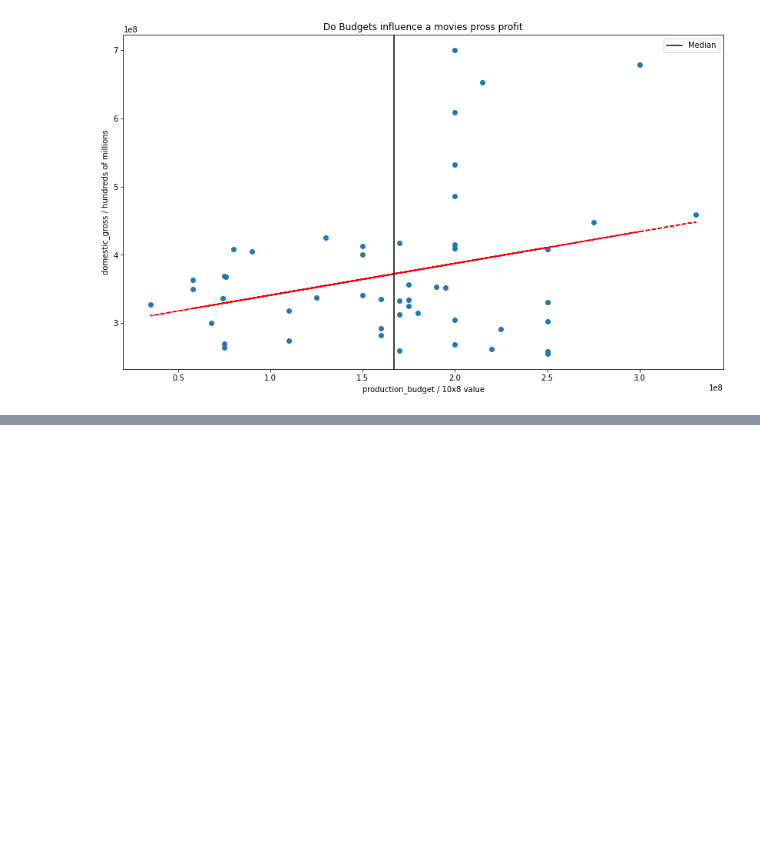
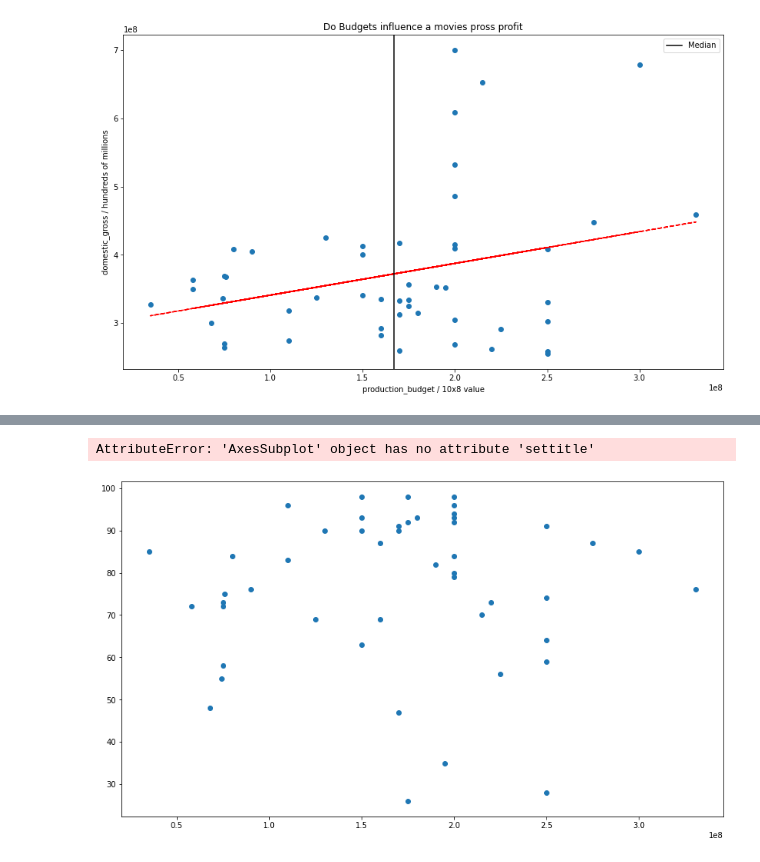
Before and after one commit to kinghenderson/microsoft_movie_analysis, a Jupyter notebook: Gross Value .ipynb, the cells around one changed output, grey strips where cells are left out. Saved outputs shown, nothing was run; the diff lists cells and outputs as text; code cells hidden in the pictures; blank space fills up the shorter version.

```diff
--- a/Gross Value .ipynb
+++ b/Gross Value .ipynb
@@ -88,5 +86,7 @@ ax = graph_prod.plot.bar(rot=100)
 data = [merged_df["domestic_gross_rounded"], merged_df["production_budget"], merged_df["title"]]
 headers = ["domestic_gross_rounded", "production_budget", "title"]
 df_graph = pd.concat(data, axis=1, keys=headers)
+# %%
+df_graph = merged_df[["domestic_gross_rounded", "production_budget", "title"]]
 # %%
 df_graph.production_budget=df_graph.production_budget.str.replace('$', '').str.replace(',','').astype(int)
@@ -136,3 +143,8 @@ plt.legend()
 # %% [output]
 <matplotlib.legend.Legend at 0x...>
 [figure]
+# %%
+#importing data and dropping nan values
+rotten_tomatoes = pd.read_csv('data/zippeddata/rotten_tomatoes_movies.csv.gz')
+sorted_reviews = rotten_tomatoes.sort_values(by='movie_title', ascending=False).dropna()
+sorted_reviews
@@ -138,0 +165,5 @@ plt.legend()
+# %%
+tomato_board = sorted_reviews[['tomatometer_rating', 'tomatometer_status', 'movie_title']]
+# %%
+#merged_df = sorted_movies_titles.merge(right= Movie_budget, how = 'inner', left_on = 'title', right_on = 'movie', suffixes=('_rounded','_budget')).head(50)
+ratings_production_df = df_graph.merge(right=tomato_board, how='inner', left_on = 'title', right_on = 'movie_title').head(50)
@@ -138,0 +190,22 @@ plt.legend()
+# %%
+fig, ax = plt.subplots(figsize=(14,8))
+data = ratings_production_df[['production_budget', 'tomatometer_rating']]
+x = data['production_budget']
+y = data['tomatometer_rating']
+ax.scatter(x,y)
+
+#z = np.polyfit(x, y, 1)
+#p = np.poly1d(z)
+#plt.plot(x,p(x), "r--")
+
+ax.settitle("Budgets and Ratings")
+ax.setylabel("Rotten Tomatos %")
+ax.setxlabel("Budgets - millions")
+ax.ylim(0,100)
+ax.xlim(0,350)
+ax.setp(ax,yticks=[0,25,50,75,100])
+ax.tight_layout()
+ax.show()
+# %% [output]
+AttributeError: 'AxesSubplot' object has no attribute 'settitle'
+[figure, added]
```
Also changed, not shown: parts of 7 cells of this notebook, 1 other file.
